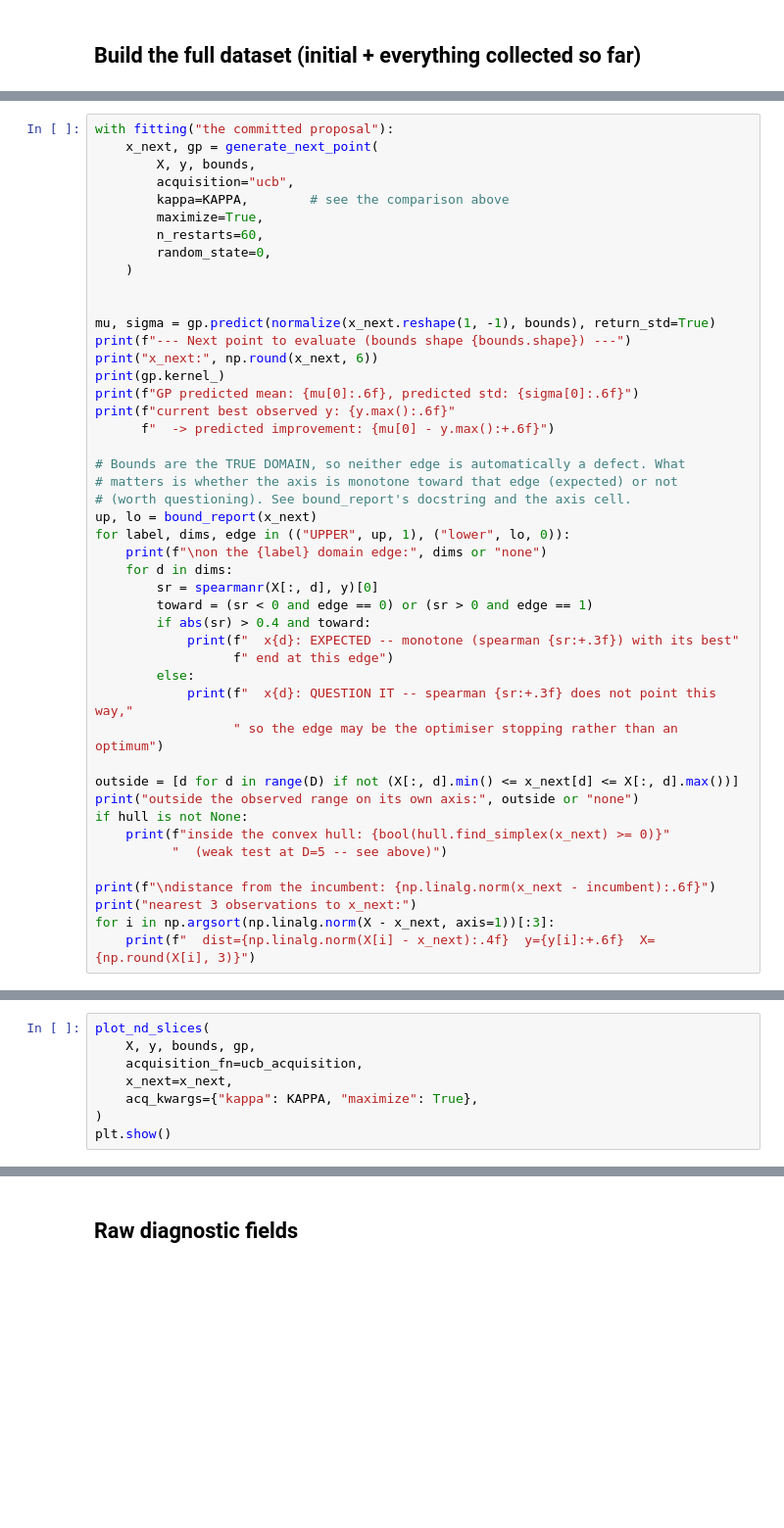
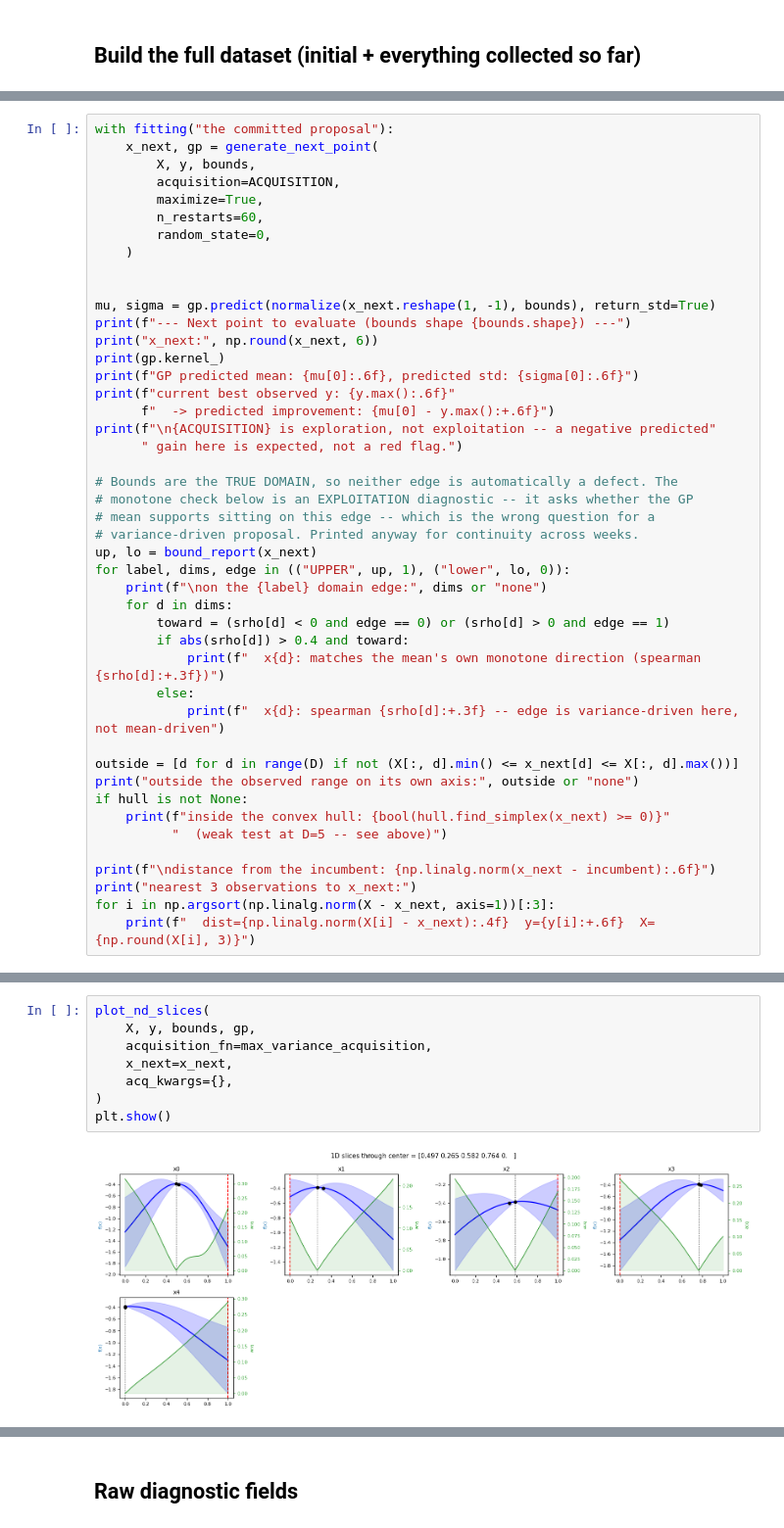
Before and after one commit to nic-gibson/capstone, a Jupyter notebook: function6.ipynb, the cells around one changed output, grey strips where cells are left out. Shown at 98% size. Drawn from its saved outputs; the diff is of its cells as text; blank space fills up the shorter version.

```diff
--- a/function6.ipynb
+++ b/function6.ipynb
@@ -486,8 +560,7 @@ The checks separate the two kinds of bound contact, and report convex-hull membe
 with fitting("the committed proposal"):
     x_next, gp = generate_next_point(
         X, y, bounds,
-        acquisition="ucb",
-        kappa=KAPPA,        # see the comparison above
+        acquisition=ACQUISITION,
         maximize=True,
         n_restarts=60,
         random_state=0,
@@ -501,22 +574,22 @@ print(gp.kernel_)
 print(f"GP predicted mean: {mu[0]:.6f}, predicted std: {sigma[0]:.6f}")
 print(f"current best observed y: {y.max():.6f}"
       f"  -> predicted improvement: {mu[0] - y.max():+.6f}")
+print(f"\n{ACQUISITION} is exploration, not exploitation -- a negative predicted"
+      " gain here is expected, not a red flag.")
 
-# Bounds are the TRUE DOMAIN, so neither edge is automatically a defect. What
-# matters is whether the axis is monotone toward that edge (expected) or not
-# (worth questioning). See bound_report's docstring and the axis cell.
+# Bounds are the TRUE DOMAIN, so neither edge is automatically a defect. The
+# monotone check below is an EXPLOITATION diagnostic -- it asks whether the GP
+# mean supports sitting on this edge -- which is the wrong question for a
+# variance-driven proposal. Printed anyway for continuity across weeks.
 up, lo = bound_report(x_next)
 for label, dims, edge in (("UPPER", up, 1), ("lower", lo, 0)):
     print(f"\non the {label} domain edge:", dims or "none")
     for d in dims:
-        sr = spearmanr(X[:, d], y)[0]
-        toward = (sr < 0 and edge == 0) or (sr > 0 and edge == 1)
-        if abs(sr) > 0.4 and toward:
-            print(f"  x{d}: EXPECTED -- monotone (spearman {sr:+.3f}) with its best"
-                  f" end at this edge")
+        toward = (srho[d] < 0 and edge == 0) or (srho[d] > 0 and edge == 1)
+        if abs(srho[d]) > 0.4 and toward:
+            print(f"  x{d}: matches the mean's own monotone direction (spearman {srho[d]:+.3f})")
         else:
-            print(f"  x{d}: QUESTION IT -- spearman {sr:+.3f} does not point this way,"
-                  " so the edge may be the optimiser stopping rather than an optimum")
+            print(f"  x{d}: spearman {srho[d]:+.3f} -- edge is variance-driven here, not mean-driven")
 
 outside = [d for d in range(D) if not (X[:, d].min() <= x_next[d] <= X[:, d].max())]
 print("outside the observed range on its own axis:", outside or "none")
@@ -539,9 +630,11 @@ This is a *partial* view: it shows the GP along each axis near the best point, n
 # %%
 plot_nd_slices(
     X, y, bounds, gp,
-    acquisition_fn=ucb_acquisition,
+    acquisition_fn=max_variance_acquisition,
     x_next=x_next,
-    acq_kwargs={"kappa": KAPPA, "maximize": True},
+    acq_kwargs={},
 )
 plt.show()
+# %% [output]
+[figure, added]
 # %% [markdown]
```
Also changed, not shown: parts of 26 cells of this notebook, 30 other files.
